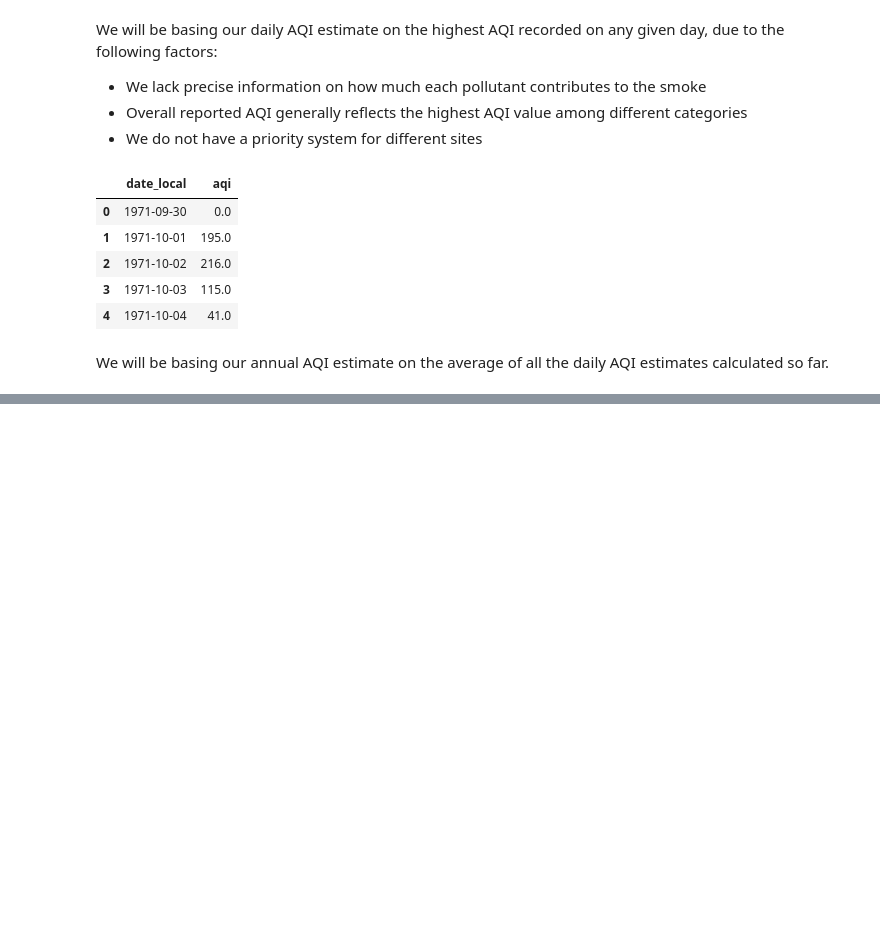
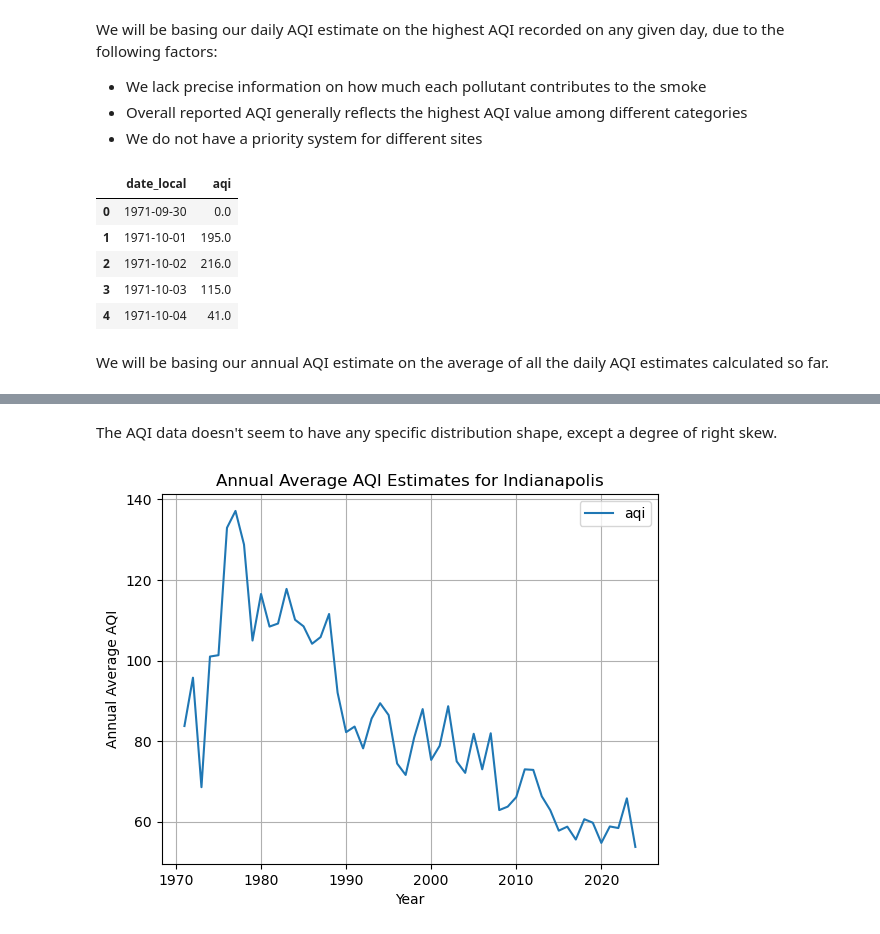
Before and after one commit to himanshunaidu/data512_project, a Jupyter notebook: aqi_data_acquisition.ipynb, the cells around one changed output, grey strips where cells are left out. Cells and saved outputs as stored; diff of their text form; code cells hidden in the pictures; blank space fills up the shorter version.

```diff
--- a/aqi_data_acquisition.ipynb
+++ b/aqi_data_acquisition.ipynb
@@ -660,0 +625,11 @@ aqi_annual_estimate_df.to_csv(AQI_ANNUAL_ESTIMATE_PATH, index=False)
+# %% [markdown]
+The AQI data doesn't seem to have any specific distribution shape, except a degree of right skew.
+# %%
+aqi_annual_estimate_df.plot(x=AQI_ESTIMATE_YEAR_COL, y=AQI_ESTIMATE_VALUE_COL)
+plt.title('Annual Average AQI Estimates for Indianapolis')
+plt.xlabel('Year')
+plt.ylabel('Annual Average AQI')
+plt.grid()
+plt.show()  # Show the plot
+# %% [output]
+[figure, added]
```
Also changed, not shown: parts of 9 cells of this notebook, 1 other file.
